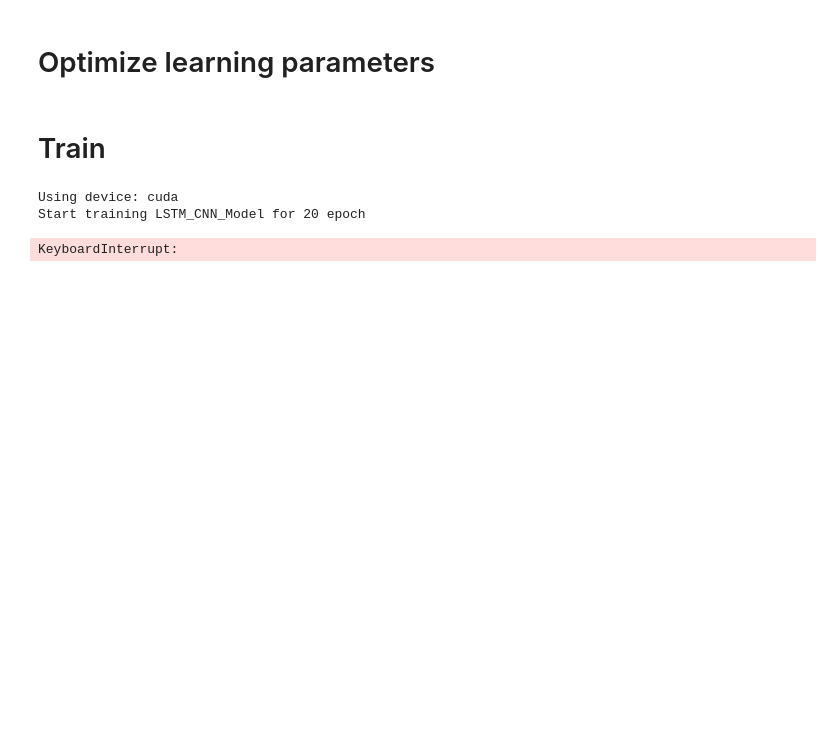
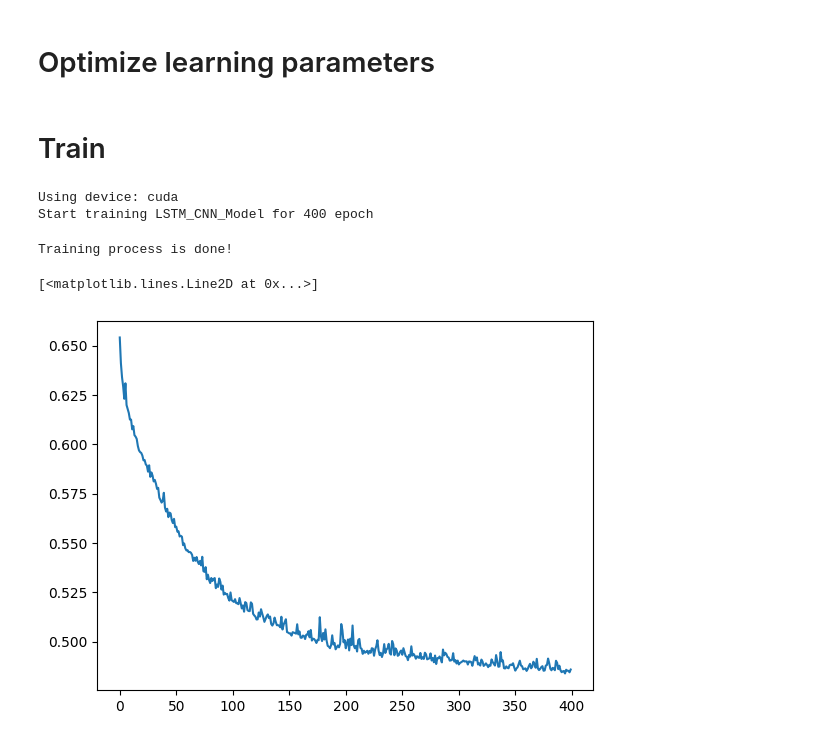
Before and after one commit to SirAfshin/EEG_PlayGround, a Jupyter notebook: notebooks/test_model.ipynb, the cells around one changed output. Cells and saved outputs as stored; diff of their text form; code cells hidden in the pictures; blank space fills up the shorter version.

```diff
--- a/notebooks/test_model.ipynb
+++ b/notebooks/test_model.ipynb
@@ -224,16 +226,26 @@ RuntimeError: Given groups=1, weight of size [15, 1, 1, 64], expected input[1, 1
 # %% [markdown]
 # Train
 # %%
+model = LSTM_CNN_Model()
+# model = TSCeption(num_electrodes=14,
+#                     num_classes=1,
+#                     num_T=15,
+#                     num_S=15,
+#                     in_channels=1,
+#                     hid_channels=32,
+#                     sampling_rate=128,
+#                     dropout=0.5)
+
 loss_fn = nn.BCEWithLogitsLoss()
 # loss_fn = nn.MSELoss()
 optimizer = optim.Adam(model.parameters(), lr=0.001) # lr = 0.0001
 
 device = torch.device("cuda" if torch.cuda.is_available() else "cpu")
 print(f"Using device: {device}")
-model = LSTM_CNN_Model()
+
 model = model.to(device)
 
-num_epochs = 20 # 300
+num_epochs = 400 # 300
 model_name = model.__class__.__name__
 print(f"Start training {model_name} for {num_epochs} epoch")
 
@@ -255,5 +267,10 @@ for epoch in range(num_epochs):
 print("Training process is done!")
 # %% [output]
 Using device: cuda
-Start training LSTM_CNN_Model for 20 epoch
+Start training LSTM_CNN_Model for 400 epoch
-KeyboardInterrupt:
+Training process is done!
+# %%
+plt.plot(loss_hist)
+# %% [output]
+[<matplotlib.lines.Line2D at 0x...>]
+[figure, added]
```
Also changed, not shown: parts of 11 cells of this notebook, 2 other files.
